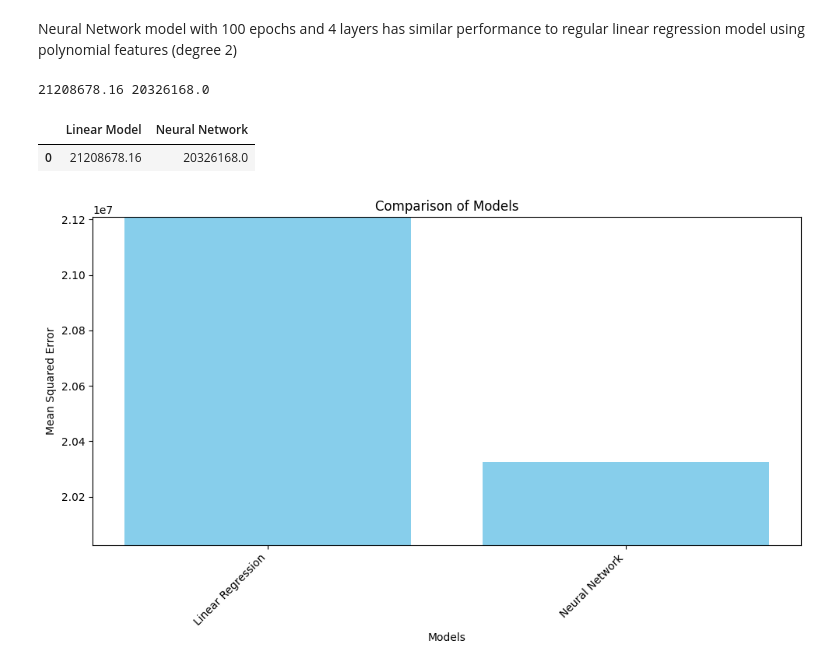
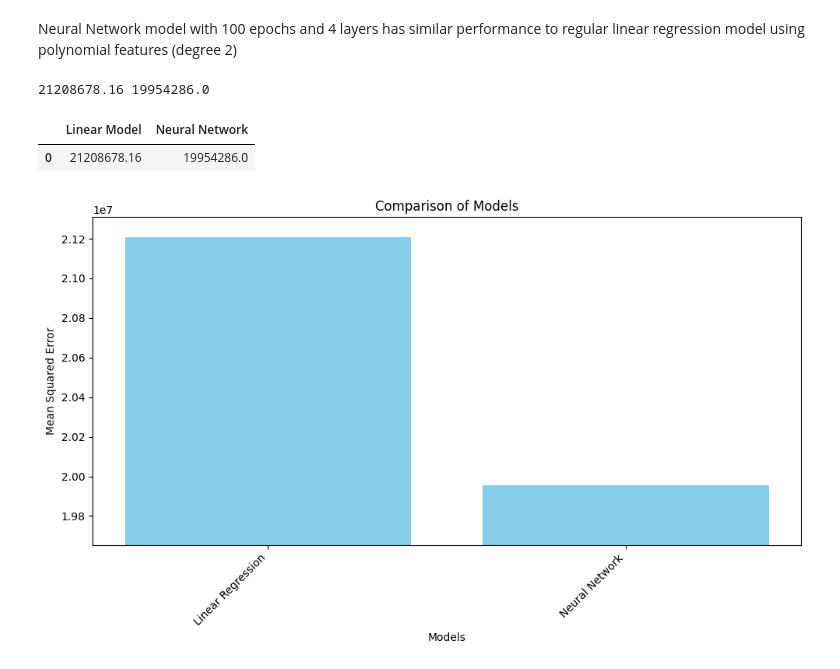
Before and after one commit to RezaP117/Health_Insurance_Cost_Predictor, a Jupyter notebook: notebook/model_training.ipynb, the cells around one changed output. Saved outputs shown, nothing was run; the diff lists cells and outputs as text; code cells hidden in the pictures.

Commit message:
updated readme and summarized model comparison in model_training.ipynb

```diff
--- a/notebook/model_training.ipynb
+++ b/notebook/model_training.ipynb
@@ -637,23 +639,25 @@ Index(['age', 'bmi', 'children'], dtype='object')
 from tensorflow.keras.models import Sequential
 from tensorflow.keras.layers import Dense
 
+# fit and transform training data with preprocessor and polynomial features
+# transform test data once training data is transformed
 X_train_preprocessed = nn_pipe.fit_transform(X_train)
-
 X_test_preprocessed = nn_pipe.transform(X_test)
 
 # Build and train Sequential Neural Network
+# Starts with 128 neurons, decreases by half in each layer until 32, then the output layer is reached
 model = Sequential([
     Dense(units = 128, activation = "relu", input_dim = X_train_preprocessed.shape[1]),
     Dense(units = 64, activation = "relu"),
     Dense(units = 32, activation = "relu"),
-    Dense(units = 16, activation = "relu"),
     Dense(units = 1, activation = "linear")  # output layer
 ])
 
 # adam optimizer uses smoothening and an adaptive learning rate
 model.compile(optimizer = "adam", loss = "mean_squared_error")
 
-model.fit(X_train_preprocessed, y_train, epochs = 100, batch_size = 32, validation_split = 0.2, verbose = 2)
+# forward and backward propogation done 100 times (epochs)
+model.fit(X_train_preprocessed, y_train, epochs = 100)
 
 # Evaluate the model on the test set
 loss = model.evaluate(X_test_preprocessed, y_test)
@@ -686,23 +690,23 @@ cdf = pd.DataFrame(compare, index = [0])
 print(poly_mse2, loss)
 cdf
 # %% [output]
-21208678.16 20326168.0
+21208678.16 19954286.0
 |  | Linear Model | Neural Network |
-| 0 | 21208678.16 | 20326168.0 |
+| 0 | 21208678.16 | 19954286.0 |
 # %%
 # Extract model names and their corresponding values
 model_names2 = ["Linear Regression", "Neural Network"]
 model_values2 = [int(float(poly_mse2)), int(float(loss))]
 
 # Create a bar chart
 plt.figure(figsize=(10, 6))
 plt.bar(model_names2, model_values2, color="skyblue")
 plt.xlabel("Models")
 plt.ylabel("Mean Squared Error")
 plt.title("Comparison of Models")
 plt.xticks(rotation=45, ha="right")
-plt.ylim(min(model_values2) - 300000, max(model_values2) + 0.01)
+plt.ylim(min(model_values2) - 300000, max(model_values2) + 100000)
 plt.tight_layout()
 plt.show()
 # %% [output]
-[figure, old version]
+[figure, new version]
```
Also changed, not shown: parts of 4 cells of this notebook, 1 other file.
